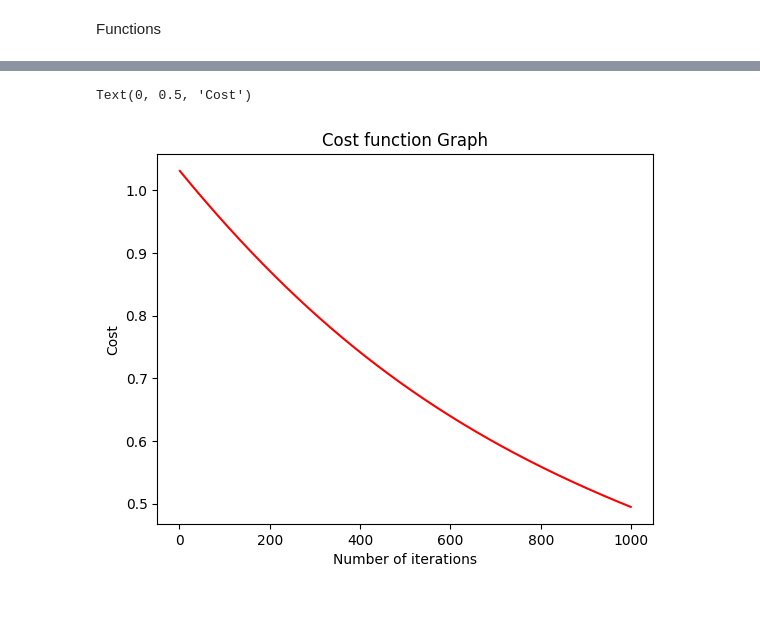
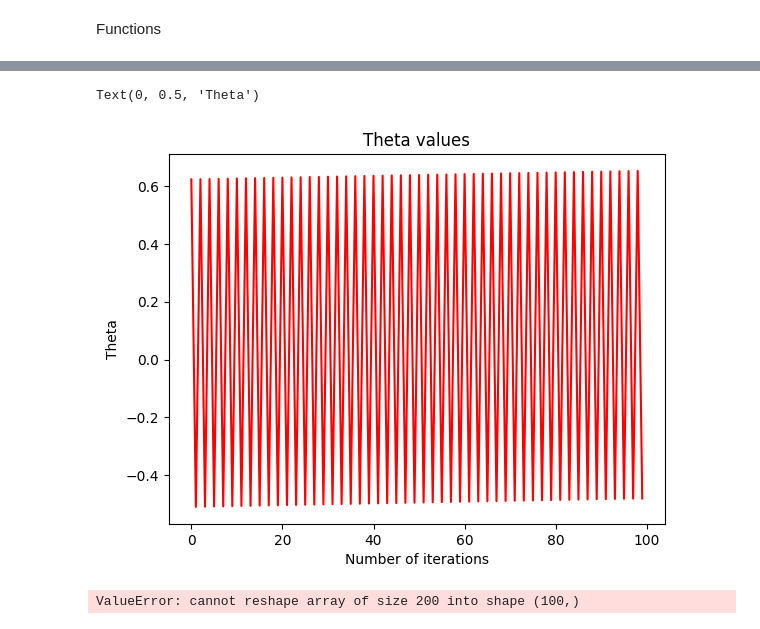
Before and after one commit to ineslaranjeira/representation_learning_variability, a Jupyter notebook: Models/BernoulliGLM/simple_logistic.ipynb, the cells around one changed output, grey strips where cells are left out. Cells and saved outputs as stored; diff of their text form; code cells hidden in the pictures.

```diff
--- a/Models/BernoulliGLM/simple_logistic.ipynb
+++ b/Models/BernoulliGLM/simple_logistic.ipynb
@@ -55,9 +56,9 @@ See the caveats in the documentation: https://pandas.pydata.org/pandas-docs/stab
 # %% [markdown]
 Functions
 # %%
-def logistic(x, theta):
+def logistic(x, theta, intercept):
     # Logistic function (sigmoid)
-    y = 1/(np.exp(-x.dot(theta))+1)
+    y = 1/(np.exp(-(x.dot(theta) + intercept))+1)
     return y
 
 
@@ -129,0 +122,8 @@ array([[36.19778622]])
+# %%
+design_matrix = mouse_example[['signed_contrast', 'choice']]
+design_matrix['past_choice'] = design_matrix['choice']
+design_matrix['past_choice'][1:] = design_matrix['choice'][0:-1]
+
+design_matrix = np.array(design_matrix[['signed_contrast', 'past_choice']])
+design_matrix = design_matrix[1:]
+design_matrix
@@ -130 +147,9 @@ array([[36.19778622]])
+# %%
+theta_dim = 2
+alpha = 0.01
+n_iter=10000
+tolerance=1e-06
+x = np.array(mouse_example[['signed_contrast', 'choice']])
+x = np.array(mouse_example['signed_contrast'])
+y = np.array(mouse_example['choice'])
 # %%
@@ -160,13 +217,15 @@ new_thetas = np.reshape(thetas, (10000, 2))
-# %%
-n_iter = 1000
-x = np.array(mouse_example['signed_contrast'])
-y = np.array(mouse_example['choice'])
-theta_learned, cost_lst, thetas = gradient_descent(1, 0.01, x, y, n_iter, tolerance=1e-06)
+# %%
+plt.plot(np.arange(0, len(thetas)), np.reshape(thetas, (2, len(thetas)))[1:][0], color = 'red')
+plt.title('Theta values')
+plt.xlabel('Number of iterations')
+plt.ylabel('Theta')
+# %% [output]
+Text(0, 0.5, 'Theta')
+[figure, added]
 # %%
-            plt.plot(np.arange(1, n_iter),cost_lst[1:], color = 'red')
-            plt.title('Cost function Graph')
-            plt.xlabel('Number of iterations')
-            plt.ylabel('Cost')
+plt.plot(np.arange(1, len(thetas)),np.reshape(thetas, (len(thetas)))[1:], color = 'red')
+plt.title('Theta values')
+plt.xlabel('Number of iterations')
+plt.ylabel('Theta')
 # %% [output]
-Text(0, 0.5, 'Cost')
+ValueError: cannot reshape array of size 200 into shape (100,)
-[figure, removed]
```
Also changed, not shown: parts of 13 cells of this notebook, 11 other files.
